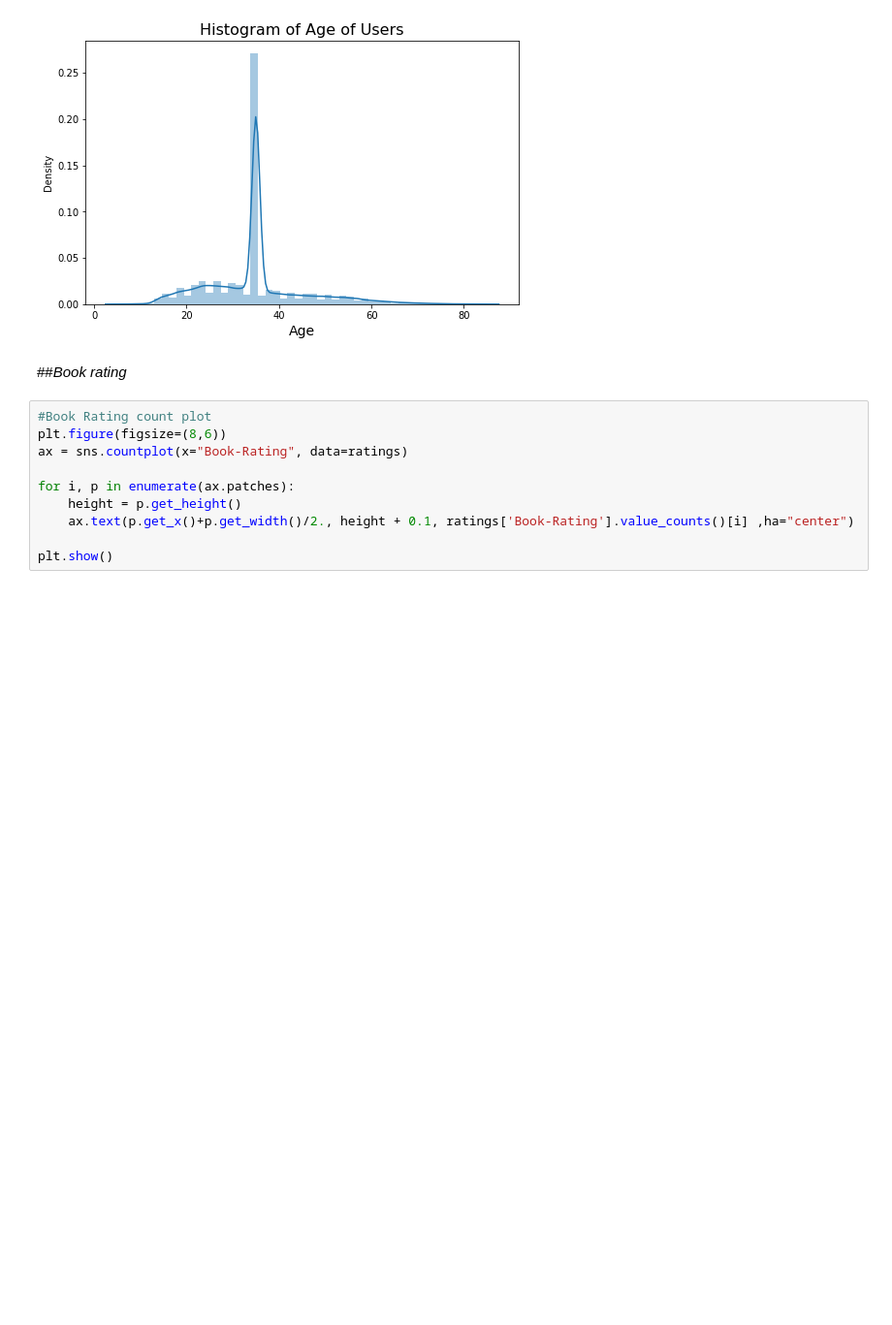
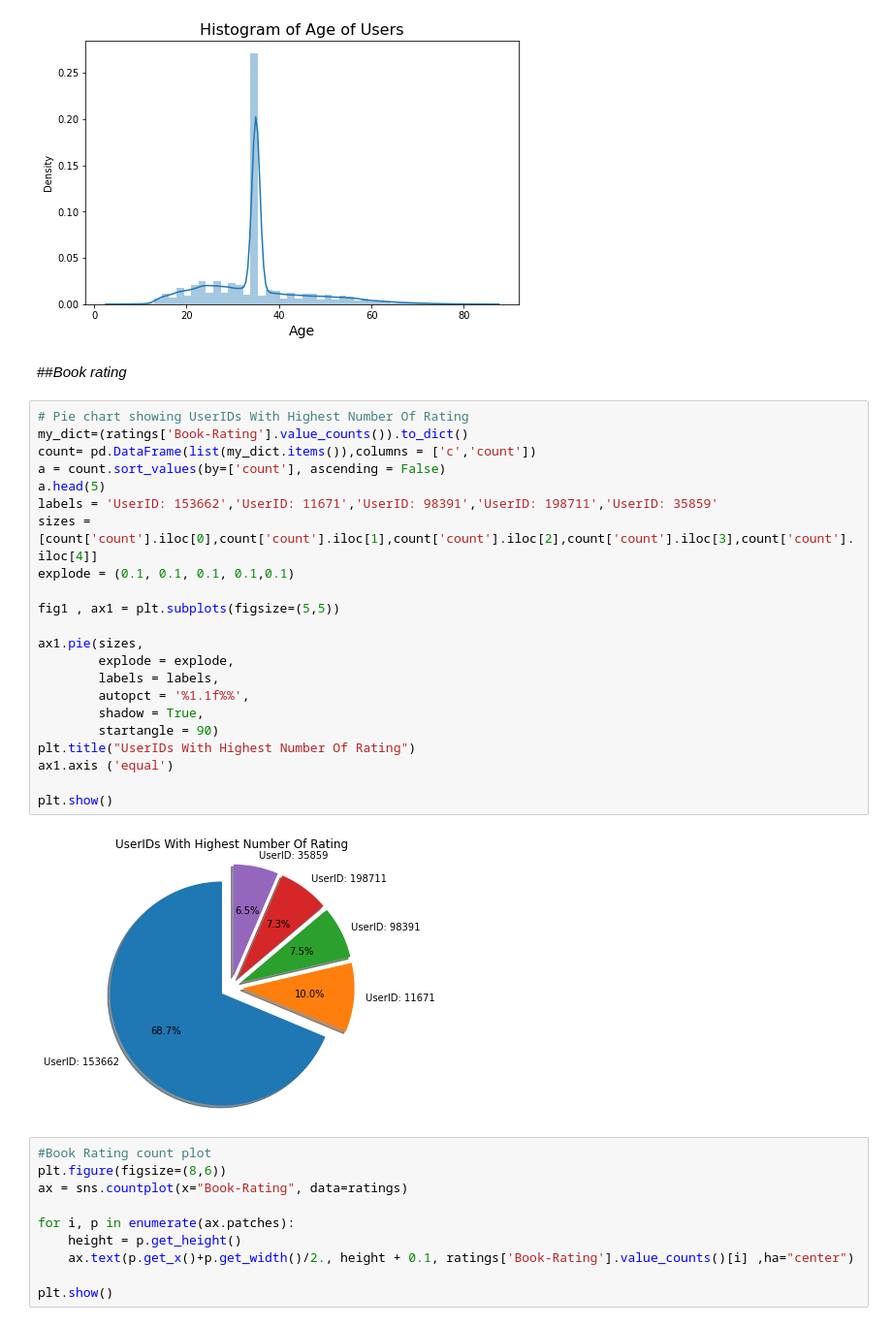
Before and after one commit to mohammadkaifee/Book_Recomendation_System, a Jupyter notebook: Book_Recommendation_System.ipynb, the cells around one changed output. Shown at 97% size. Cells and saved outputs as stored; diff of their text form; blank space fills up the shorter version.

```diff
--- a/Book_Recommendation_System.ipynb
+++ b/Book_Recommendation_System.ipynb
@@ -589,6 +618,30 @@ plt.show()
 [figure]
 # %% [markdown]
 ##*Book rating*
+# %%
+# Pie chart showing UserIDs With Highest Number Of Rating
+my_dict=(ratings['Book-Rating'].value_counts()).to_dict()
+count= pd.DataFrame(list(my_dict.items()),columns = ['c','count'])
+a = count.sort_values(by=['count'], ascending = False)
+a.head(5)
+labels = 'UserID: 153662','UserID: 11671','UserID: 98391','UserID: 198711','UserID: 35859'
+sizes = [count['count'].iloc[0],count['count'].iloc[1],count['count'].iloc[2],count['count'].iloc[3],count['count'].iloc[4]]
+explode = (0.1, 0.1, 0.1, 0.1,0.1)
+
+fig1 , ax1 = plt.subplots(figsize=(5,5))
+
+ax1.pie(sizes,
+        explode = explode,
+        labels = labels,
+        autopct = '%1.1f%%',
+        shadow = True,
+        startangle = 90)
+plt.title("UserIDs With Highest Number Of Rating")
+ax1.axis ('equal')
+
+plt.show()
+# %% [output]
+[figure, added]
 # %%
 #Book Rating count plot
 plt.figure(figsize=(8,6))
```
Also changed, not shown: parts of 7 cells of this notebook.
